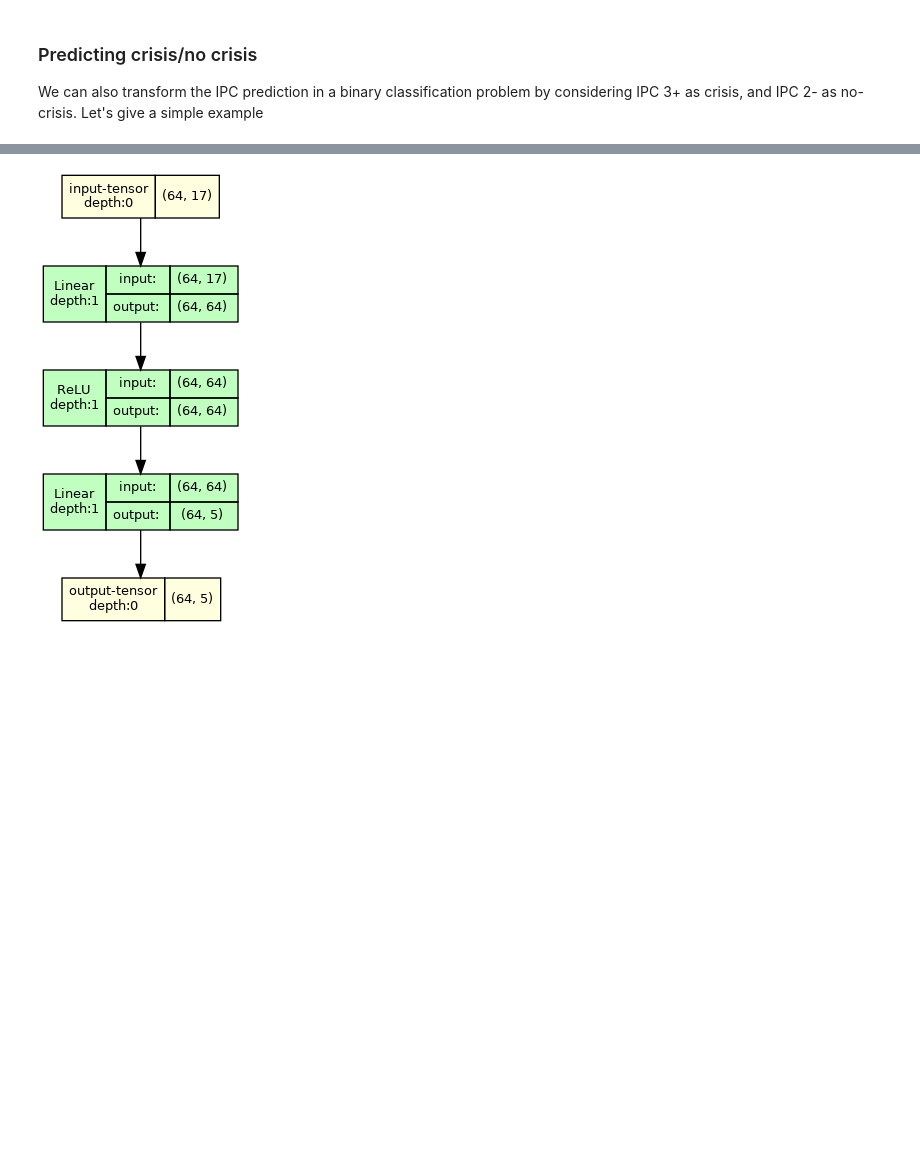
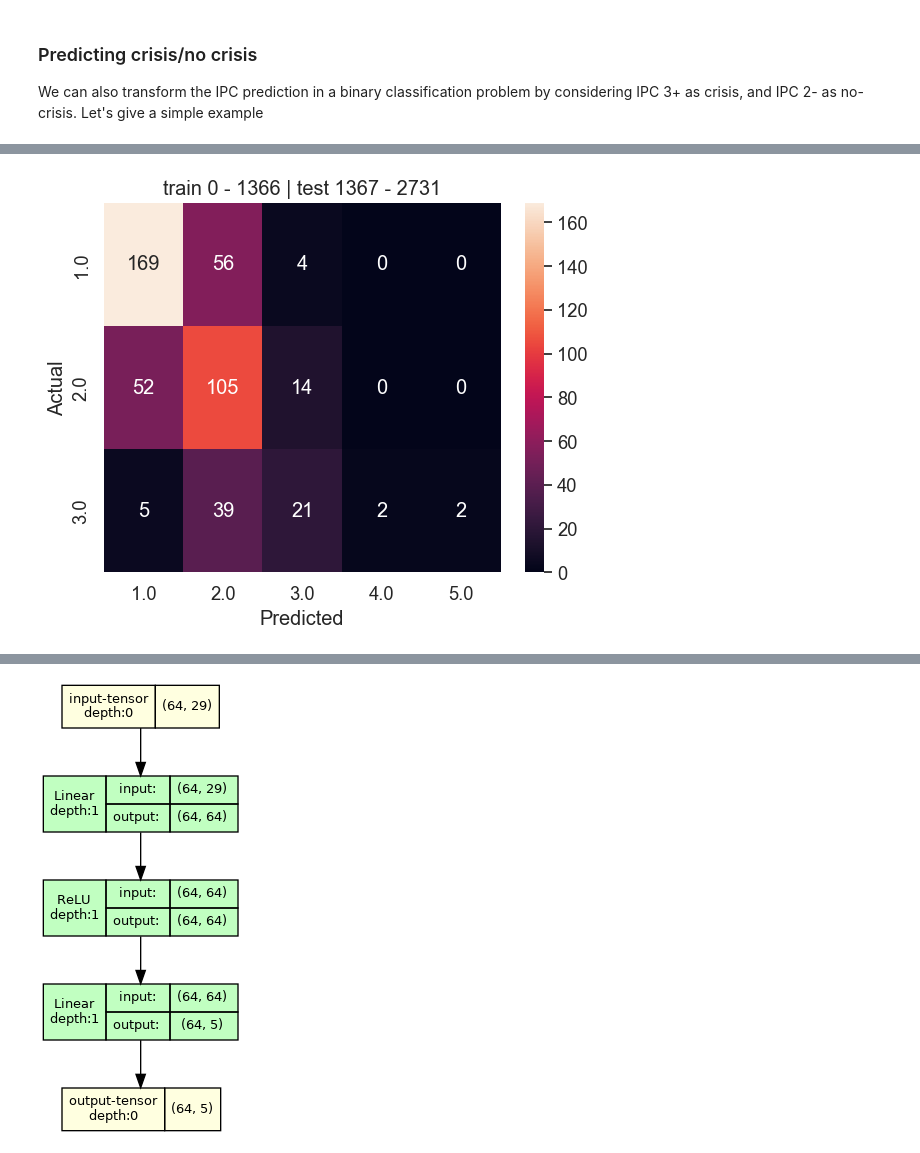
Before and after one commit to EKarasevnl/DC3-Group-13, a Jupyter notebook: predictions_modified.ipynb, the cells around one changed output, grey strips where cells are left out. Saved outputs shown, nothing was run; the diff lists cells and outputs as text; code cells hidden in the pictures; blank space fills up the shorter version.

```diff
--- a/predictions_modified.ipynb
+++ b/predictions_modified.ipynb
@@ -248,8 +259,8 @@ The 2017 South Sudan famine is very apparent. Most of this event needs to be pre
 More info on the famine : https://en.wikipedia.org/wiki/2017_South_Sudan_famine
 # %%
 # country wide news features
-news_features = create_news_features(["hunger", 'refugees', 'conflict', 'humanitarian'])
+news_features = create_news_features(news_df.columns[2:-1])
 
 # news_features.plot();
-news_features.info()
+news_features
 # %% [output]
@@ -284,6 +352,6 @@ memory usage: 314.7+ KB
 # %%
-df.sort_index(level=0, inplace=True) # Sort DataFrame by date
-df = df.iloc[df['ipc'].notnull().argmax():].copy() # Drop rows until first notna value in ipc column
+# df.sort_index(level=0, inplace=True) # Sort DataFrame by date
+# df = df.iloc[df['ipc'].notnull().argmax():].copy() # Drop rows until first notna value in ipc column
 df = df.join(news_features, how="left") # Join df with created news features
 # %%
 df.info()
@@ -460,61 +521,65 @@ memory usage: 2.3+ MB
 # %%
-# from sklearn.datasets import make_hastie_10_2
-# from sklearn.metrics import accuracy_score, make_scorer
-# from sklearn.model_selection import GridSearchCV
-# from sklearn import linear_model
-# from sklearn.metrics import r2_score
-# from sklearn.linear_model import Ridge
+from sklearn.datasets import make_hastie_10_2
+from sklearn.metrics import accuracy_score, make_scorer, f1_score, classification_report
+from sklearn.model_selection import GridSearchCV
+from sklearn import linear_model
+from sklearn.metrics import r2_score
+from sklearn.linear_model import Ridge
 
 
-# # df_prep = df.copy().iloc[:, [5] + list(range(-16, 0))].dropna()
+# df_prep = df.copy().iloc[:, [5] + list(range(-16, 0))].dropna()
 
 
-X = df.iloc[:, -16:] # Define explanatory variables
+X = df.iloc[:, -28:] # Define explanatory variables
 X = sm.add_constant(X) # Add constant column of 1s for intercept
 y = df[["ipc"]] # Define target data
 
-# cv = TimeSeriesSplit(n_splits=5) # Define TimeSeriesSplit with 5 splits
+cv = TimeSeriesSplit(n_splits=5) # Define TimeSeriesSplit with 5 splits
 
-# # Initinalize empty lists to score scores
-# mae_values = list()
-# r2_values = list()
+# Initinalize empty lists to score scores
+mae_values = list()
+r2_values = list()
+accuracy_values = list()
+f1_values = list()
 
-# for train_index, val_index in cv.split(X): # Loop over the different training-test splits
+for train_index, val_index in cv.split(X): # Loop over the different training-test splits
 
-#     # Define X and y data
-#     X_train, X_test = X.iloc[train_index], X.iloc[val_index]
-#     y_train, y_val = y.iloc[train_index], y.iloc[val_index]
+    # Define X and y data
+    X_train, X_test = X.iloc[train_index], X.iloc[val_index]
+    y_train, y_val = y.iloc[train_index], y.iloc[val_index]
 
-#     # If X_train doesn't contain any news features (this happens for earlier dates) we drop news columns from both X_train and X_test
-#     X_train = X_train.dropna(axis=1, how='all').copy()
-#     X_test = X_test[X_train.columns]
+    # If X_train doesn't contain any news features (this happens for earlier dates) we drop news columns from both X_train and X_test
+    X_train = X_train.dropna(axis=1, how='all').copy()
+    X_test = X_test[X_train.columns]
 
-#     #Interpolate training data to generate more training points
-#     X_train = X_train.groupby('district', as_index=False).apply(lambda group: group.interpolate())
-#     X_train.reset_index(level=0, drop=True, inplace=True)
-#     y_train = y_train.groupby('district', as_index=False).apply(lambda group: group.interpolate())
-#     y_train.reset_index(level=0, drop=True, inplace=True)
+    #Interpolate training data to generate more training points
+    X_train = X_train.groupby('district', as_index=False).apply(lambda group: group.interpolate())
+    X_train.reset_index(level=0, drop=True, inplace=True)
+    y_train = y_train.groupby('district', as_index=False).apply(lambda group: group.interpolate())
+    y_train.reset_index(level=0, drop=True, inplace=True)
 
-#     # model = OLS(y_train, X_train, missing="drop") # Initialize OLS model on training data
-#     model = linear_model.Ridge(alpha=3)
+    model = OLS(y_train, X_train, missing="drop") # Initialize OLS model on training data
+    # model = linear_model.Ridge(alpha=3)
 
-#     results = model.fit(X_train, y_train, ) # Get model results on training data
+    results = model.fit() # Get model results on training data
 
-#     # print(results.summary()) # Print model summary
+    print(results.summary()) # Print model summary
 
-#     y_pred = results.predict(X_test).T[0] # Run model on test data
-#     # y_pred = y_pred.T[0]
+    y_pred = results.predict(X_test) # Run model on test data
+    # y_pred = y_pred.T[0]
 
-#     # Append results to respective lists
-#     mae_values.append((y_pred - y_val['ipc']).abs().mean())
+    # Append results to respective lists
+    mae_values.append((y_pred - y_val['ipc']).abs().mean())
 
-#     # cur_r2 = results.rsquared
-#     cur_r2 = r2_score(y_pred=results.predict(X_train),
-#                       y_true=y_train['ipc'])
-#     r2_values.append(cur_r2)
+    cur_r2 = results.rsquared
+    # cur_r2 = r2_score(y_pred=results.predict(X_train),
+    #                   y_true=y_train['ipc'])
+    r2_values.append(cur_r2)
 
-#     plt.title('train %s - %s | test %s - %s' % (train_index[0], train_index[-1], val_index[0], val_index[-1]))
-#     plot_ConfusionMatrix(prediction = y_pred, true = y_val['ipc']) # Plot confusion matrix
+    plt.title('train %s - %s | test %s - %s' % (train_index[0], train_index[-1], val_index[0], val_index[-1]))
+    plot_ConfusionMatrix(prediction = y_pred, true = y_val['ipc']) # Plot confusion matrix
 
-# print(f"Mean MAE: {np.mean(mae_values):.2f}") # Print MAE
-# print(f"Mean R2: {np.mean(r2_values):.2f}") # Print R2
+print(f"Mean MAE: {np.mean(mae_values):.2f}") # Print MAE
+print(f"Mean R2: {np.mean(r2_values):.2f}") # Print R2
+print(classification_report(results))
+# %% [output]
@@ -520,0 +603 @@ y = df[["ipc"]] # Define target data
+[figure, added]
```
Also changed, not shown: parts of 28 cells of this notebook, 1 other file.
